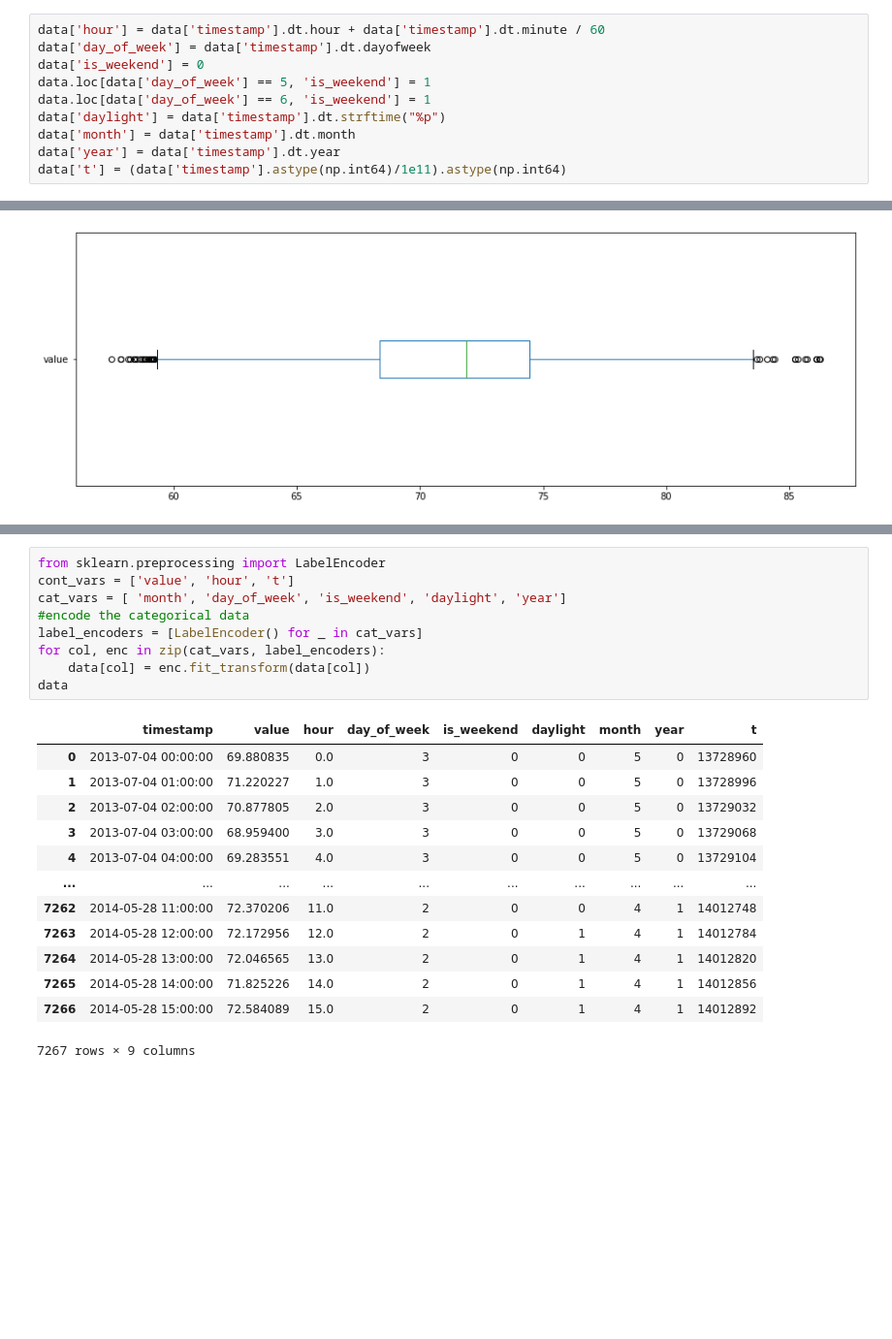
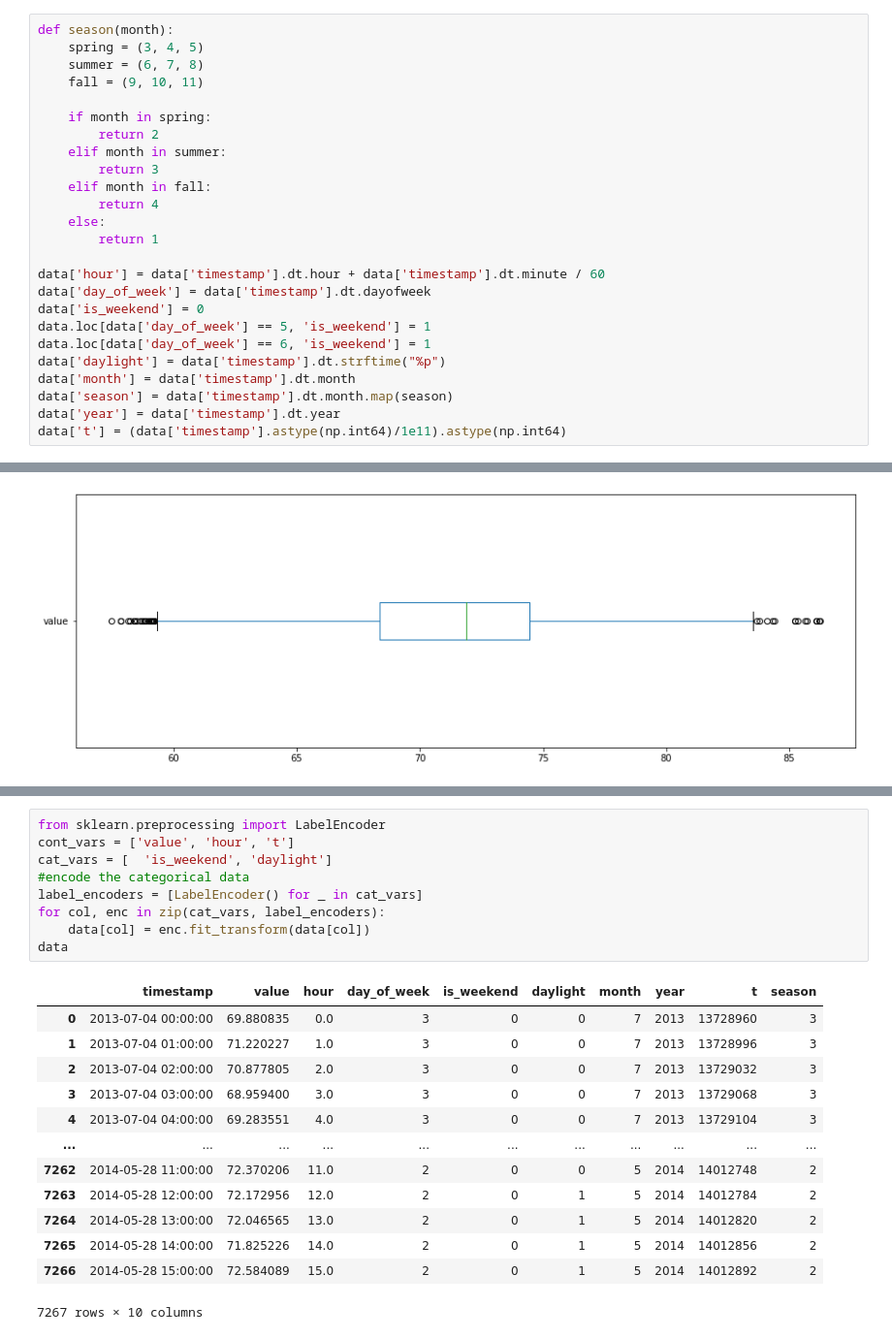
Before and after one commit to rnd4u-org/2021-knu-tsad, a Jupyter notebook: Sheyko.ipynb, the cells around one changed output, grey strips where cells are left out. Shown at 97% size. Drawn from its saved outputs; the diff is of its cells as text; blank space fills up the shorter version.

```diff
--- a/Sheyko.ipynb
+++ b/Sheyko.ipynb
@@ -31,6 +31,20 @@ data.describe()
 | 75% | 74.430958 |
 | max | 86.223213 |
 # %%
+def season(month):
+    spring = (3, 4, 5)
+    summer = (6, 7, 8)
+    fall = (9, 10, 11)
+
+    if month in spring:
+        return 2
+    elif month in summer:
+        return 3
+    elif month in fall:
+        return 4
+    else:
+        return 1
+
 data['hour'] = data['timestamp'].dt.hour + data['timestamp'].dt.minute / 60
 data['day_of_week'] = data['timestamp'].dt.dayofweek
 data['is_weekend'] = 0
@@ -38,6 +52,7 @@ data.loc[data['day_of_week'] == 5, 'is_weekend'] = 1
 data.loc[data['day_of_week'] == 6, 'is_weekend'] = 1
 data['daylight'] = data['timestamp'].dt.strftime("%p")
 data['month'] = data['timestamp'].dt.month
+data['season'] = data['timestamp'].dt.month.map(season)
 data['year'] = data['timestamp'].dt.year
 data['t'] = (data['timestamp'].astype(np.int64)/1e11).astype(np.int64)
 # %%
@@ -162,26 +177,26 @@ IQR_result[IQR_result['outlier']==-1]
 # %%
 from sklearn.preprocessing import LabelEncoder
 cont_vars = ['value', 'hour', 't']
-cat_vars = [ 'month', 'day_of_week', 'is_weekend', 'daylight', 'year']
+cat_vars = [  'is_weekend', 'daylight']
 #encode the categorical data
 label_encoders = [LabelEncoder() for _ in cat_vars]
 for col, enc in zip(cat_vars, label_encoders):
     data[col] = enc.fit_transform(data[col])
 data
 # %% [output]
-|  | timestamp | value | hour | day_of_week | is_weekend | daylight | month | year | t |
-| 0 | 2013-07-04 00:00:00 | 69.880835 | 0.0 | 3 | 0 | 0 | 5 | 0 | 13728960 |
-| 1 | 2013-07-04 01:00:00 | 71.220227 | 1.0 | 3 | 0 | 0 | 5 | 0 | 13728996 |
-| 2 | 2013-07-04 02:00:00 | 70.877805 | 2.0 | 3 | 0 | 0 | 5 | 0 | 13729032 |
-| 3 | 2013-07-04 03:00:00 | 68.959400 | 3.0 | 3 | 0 | 0 | 5 | 0 | 13729068 |
-| 4 | 2013-07-04 04:00:00 | 69.283551 | 4.0 | 3 | 0 | 0 | 5 | 0 | 13729104 |
-| ... | ... | ... | ... | ... | ... | ... | ... | ... | ... |
-| 7262 | 2014-05-28 11:00:00 | 72.370206 | 11.0 | 2 | 0 | 0 | 4 | 1 | 14012748 |
-| 7263 | 2014-05-28 12:00:00 | 72.172956 | 12.0 | 2 | 0 | 1 | 4 | 1 | 14012784 |
-| 7264 | 2014-05-28 13:00:00 | 72.046565 | 13.0 | 2 | 0 | 1 | 4 | 1 | 14012820 |
-| 7265 | 2014-05-28 14:00:00 | 71.825226 | 14.0 | 2 | 0 | 1 | 4 | 1 | 14012856 |
-| 7266 | 2014-05-28 15:00:00 | 72.584089 | 15.0 | 2 | 0 | 1 | 4 | 1 | 14012892 |
+|  | timestamp | value | hour | day_of_week | is_weekend | daylight | month | year | t | season |
+| 0 | 2013-07-04 00:00:00 | 69.880835 | 0.0 | 3 | 0 | 0 | 7 | 2013 | 13728960 | 3 |
+| 1 | 2013-07-04 01:00:00 | 71.220227 | 1.0 | 3 | 0 | 0 | 7 | 2013 | 13728996 | 3 |
+| 2 | 2013-07-04 02:00:00 | 70.877805 | 2.0 | 3 | 0 | 0 | 7 | 2013 | 13729032 | 3 |
+| 3 | 2013-07-04 03:00:00 | 68.959400 | 3.0 | 3 | 0 | 0 | 7 | 2013 | 13729068 | 3 |
+| 4 | 2013-07-04 04:00:00 | 69.283551 | 4.0 | 3 | 0 | 0 | 7 | 2013 | 13729104 | 3 |
+| ... | ... | ... | ... | ... | ... | ... | ... | ... | ... | ... |
+| 7262 | 2014-05-28 11:00:00 | 72.370206 | 11.0 | 2 | 0 | 0 | 5 | 2014 | 14012748 | 2 |
+| 7263 | 2014-05-28 12:00:00 | 72.172956 | 12.0 | 2 | 0 | 1 | 5 | 2014 | 14012784 | 2 |
+| 7264 | 2014-05-28 13:00:00 | 72.046565 | 13.0 | 2 | 0 | 1 | 5 | 2014 | 14012820 | 2 |
+| 7265 | 2014-05-28 14:00:00 | 71.825226 | 14.0 | 2 | 0 | 1 | 5 | 2014 | 14012856 | 2 |
+| 7266 | 2014-05-28 15:00:00 | 72.584089 | 15.0 | 2 | 0 | 1 | 5 | 2014 | 14012892 | 2 |
-7267 rows × 9 columns
+7267 rows × 10 columns
 # %%
 #normalise the continuous variables
 from sklearn import preprocessing
```
Also changed, not shown: parts of 9 cells of this notebook.
